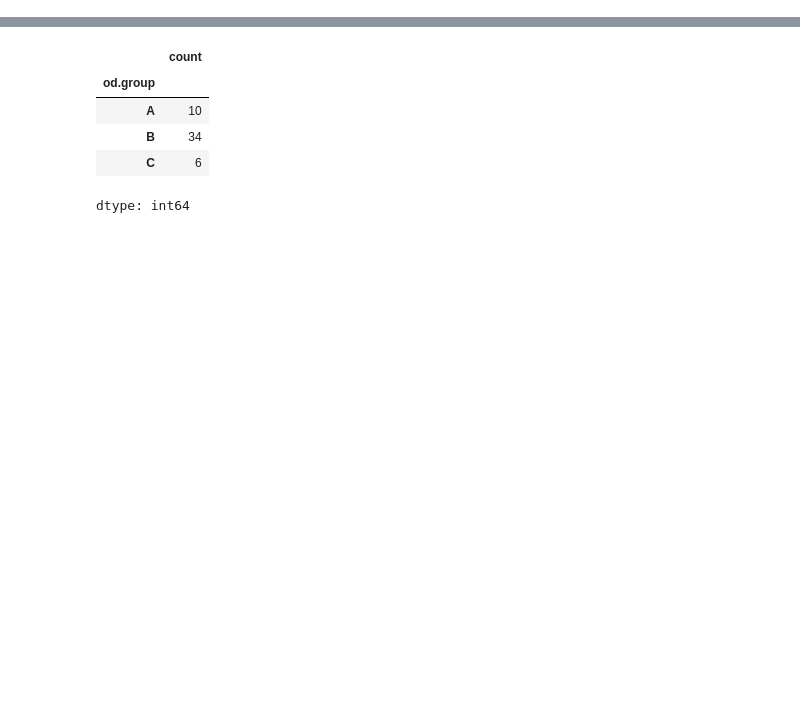
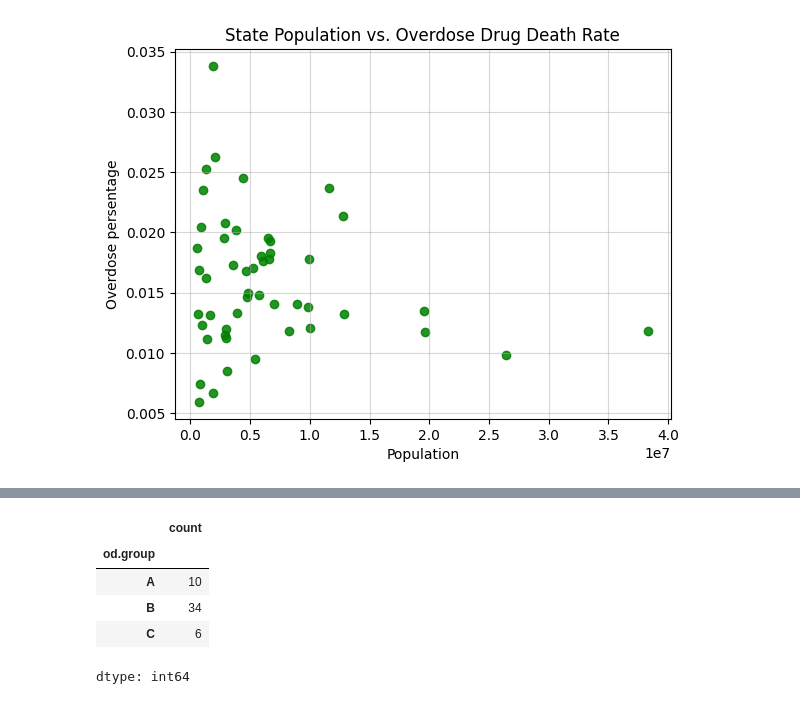
Before and after one commit to alex-bolshunov/data_mining_project, a Jupyter notebook: data_mining_project.ipynb, the cells around one changed output, grey strips where cells are left out. Cells and saved outputs as stored; diff of their text form; code cells hidden in the pictures; blank space fills up the shorter version.

```diff
--- a/data_mining_project.ipynb
+++ b/data_mining_project.ipynb
@@ -61,3 +62,17 @@ overdose_df = overdose_df.loc[:, overdose_column_names[1:]]
 # %%
 #create new variable overdose ratio (overdose / populaiton)
 overdose_df["od.ratio"] =  (overdose_df["od"]/overdose_df["pop"]*100)
+# %%
+#instead of ratio we can use two
+x = overdose_df.loc[:, "pop"]
+y = overdose_df.loc[:, "od.ratio"]
+
+fig, ax = plt.subplots()
+ax.scatter(x, y, alpha = 0.85, color = "green")
+ax.set_xlabel("Population")
+ax.set_ylabel("Overdose persentage")
+ax.set_title("State Population vs. Overdose Drug Death Rate")
+ax.grid(alpha = 0.5)
+plt.savefig("state_population vs. Overdose Drug Death Rate")
+# %% [output]
+[figure, added]
```
Also changed, not shown: parts of 34 cells of this notebook.
